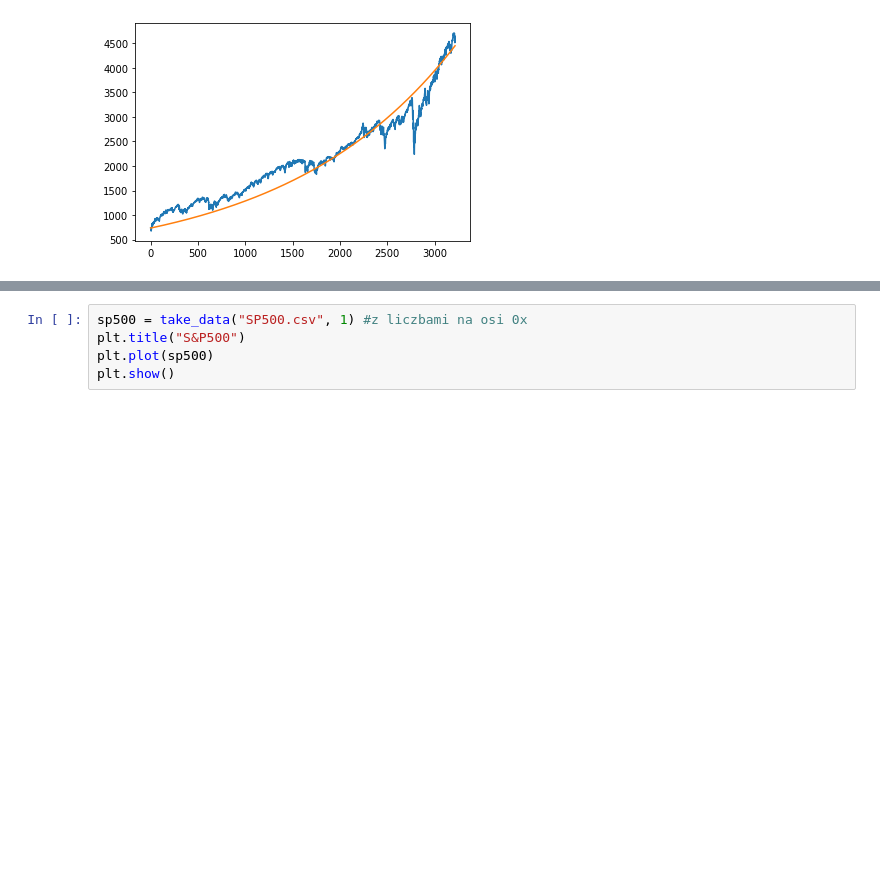
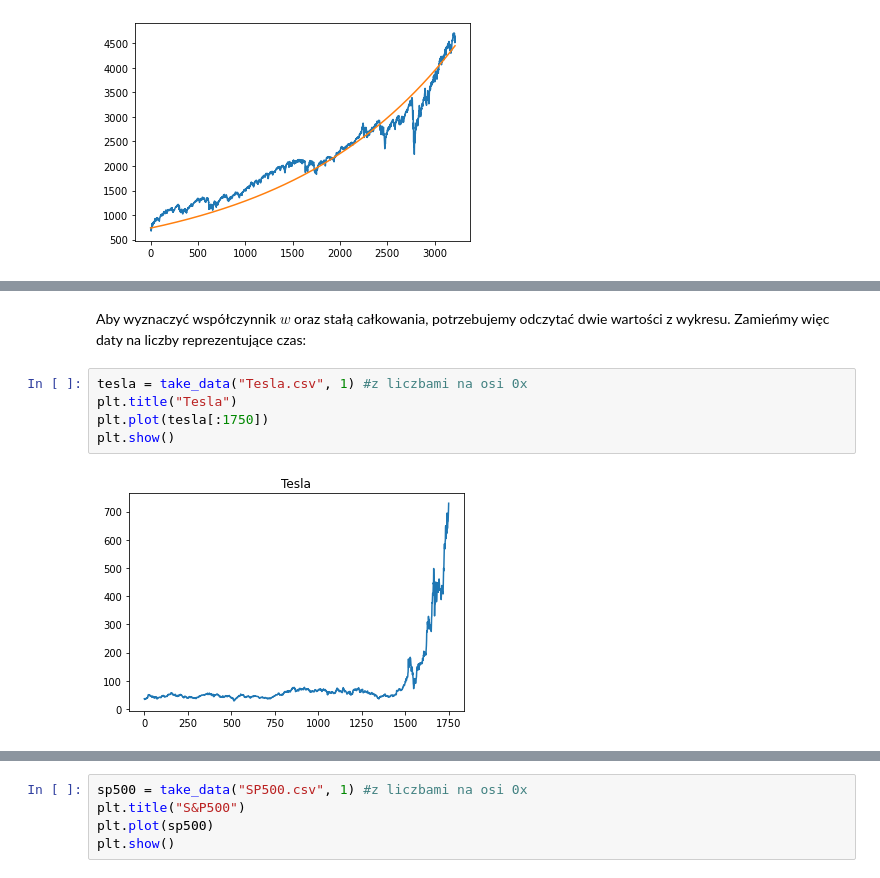
Before and after one commit to martyna-B/Symulacja-rynku-akcji, a Jupyter notebook: Symulacja rynku akcji (1).ipynb, the cells around one changed output, grey strips where cells are left out. Saved outputs shown, nothing was run; the diff lists cells and outputs as text; blank space fills up the shorter version.

```diff
--- a/Symulacja rynku akcji (1).ipynb
+++ b/Symulacja rynku akcji (1).ipynb
@@ -108,0 +134,9 @@ Widać, że krzywa lepiej przybliża wykres cen akcji w późniejszym okresie, j
+# %% [markdown]
+Aby wyznaczyć współczynnik $w$ oraz stałą całkowania, potrzebujemy odczytać dwie wartości z wykresu. Zamieńmy więc daty na liczby reprezentujące czas:
+# %%
+tesla = take_data("Tesla.csv", 1) #z liczbami na osi 0x
+plt.title("Tesla")
+plt.plot(tesla[:1750])
+plt.show()
+# %% [output]
+[figure, added]
```
Also changed, not shown: parts of 13 cells of this notebook.
